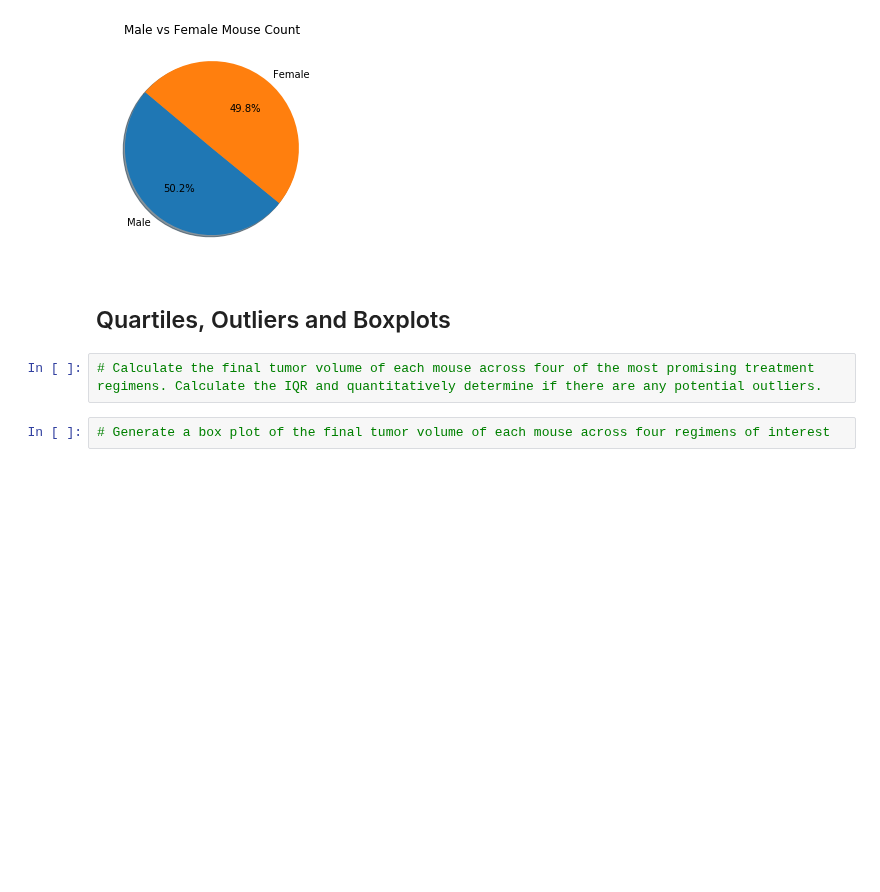
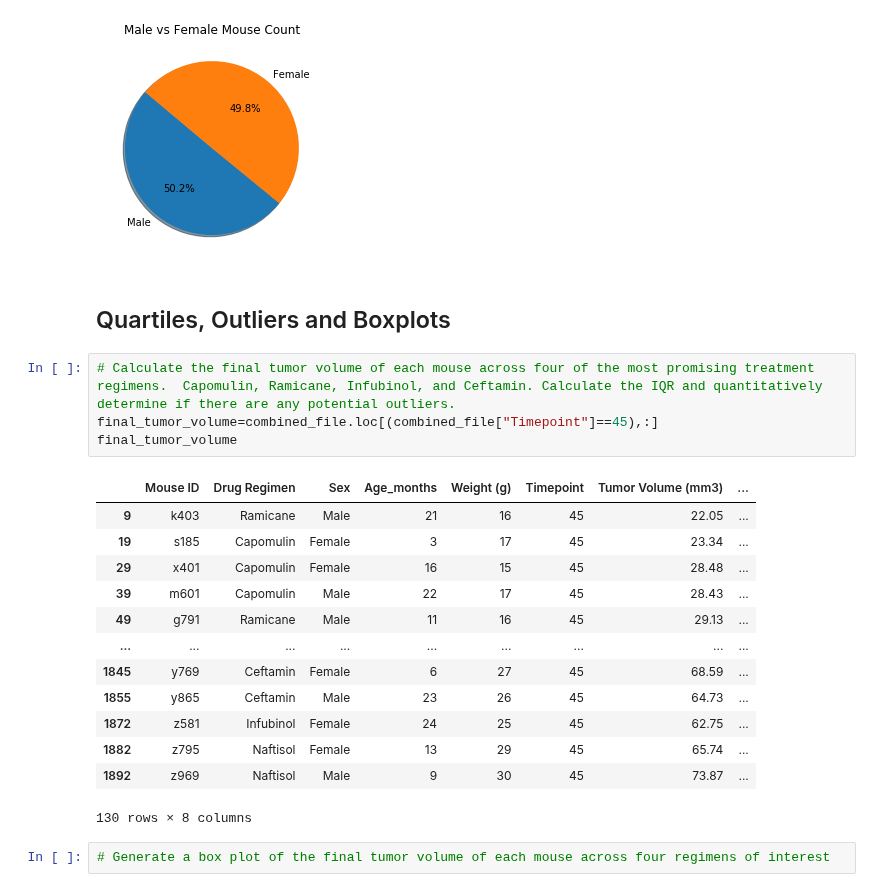
Before and after one commit to olivesun1213/Matplotlib, a Jupyter notebook: Unit 05 - Matplotlib_Homework_Instructions_Pymaceuticals_pymaceuticals_starter.ipynb, the cells around one changed output. Cells and saved outputs as stored; diff of their text form; blank space fills up the shorter version.

```diff
--- a/Unit 05 - Matplotlib_Homework_Instructions_Pymaceuticals_pymaceuticals_starter.ipynb
+++ b/Unit 05 - Matplotlib_Homework_Instructions_Pymaceuticals_pymaceuticals_starter.ipynb
@@ -251,7 +251,23 @@ plt.show()
 # %% [markdown]
 ## Quartiles, Outliers and Boxplots
 # %%
-# Calculate the final tumor volume of each mouse across four of the most promising treatment regimens. Calculate the IQR and quantitatively determine if there are any potential outliers.
+# Calculate the final tumor volume of each mouse across four of the most promising treatment regimens.  Capomulin, Ramicane, Infubinol, and Ceftamin. Calculate the IQR and quantitatively determine if there are any potential outliers.
+final_tumor_volume=combined_file.loc[(combined_file["Timepoint"]==45),:]
+final_tumor_volume
+# %% [output]
+|  | Mouse ID | Drug Regimen | Sex | Age_months | Weight (g) | Timepoint | Tumor Volume (mm3) | ... |
+| 9 | k403 | Ramicane | Male | 21 | 16 | 45 | 22.05 | ... |
+| 19 | s185 | Capomulin | Female | 3 | 17 | 45 | 23.34 | ... |
+| 29 | x401 | Capomulin | Female | 16 | 15 | 45 | 28.48 | ... |
+| 39 | m601 | Capomulin | Male | 22 | 17 | 45 | 28.43 | ... |
+| 49 | g791 | Ramicane | Male | 11 | 16 | 45 | 29.13 | ... |
+| ... | ... | ... | ... | ... | ... | ... | ... | ... |
+| 1845 | y769 | Ceftamin | Female | 6 | 27 | 45 | 68.59 | ... |
+| 1855 | y865 | Ceftamin | Male | 23 | 26 | 45 | 64.73 | ... |
+| 1872 | z581 | Infubinol | Female | 24 | 25 | 45 | 62.75 | ... |
+| 1882 | z795 | Naftisol | Female | 13 | 29 | 45 | 65.74 | ... |
+| 1892 | z969 | Naftisol | Male | 9 | 30 | 45 | 73.87 | ... |
+130 rows × 8 columns
 # %%
 # Generate a box plot of the final tumor volume of each mouse across four regimens of interest
 # %% [markdown]
```
